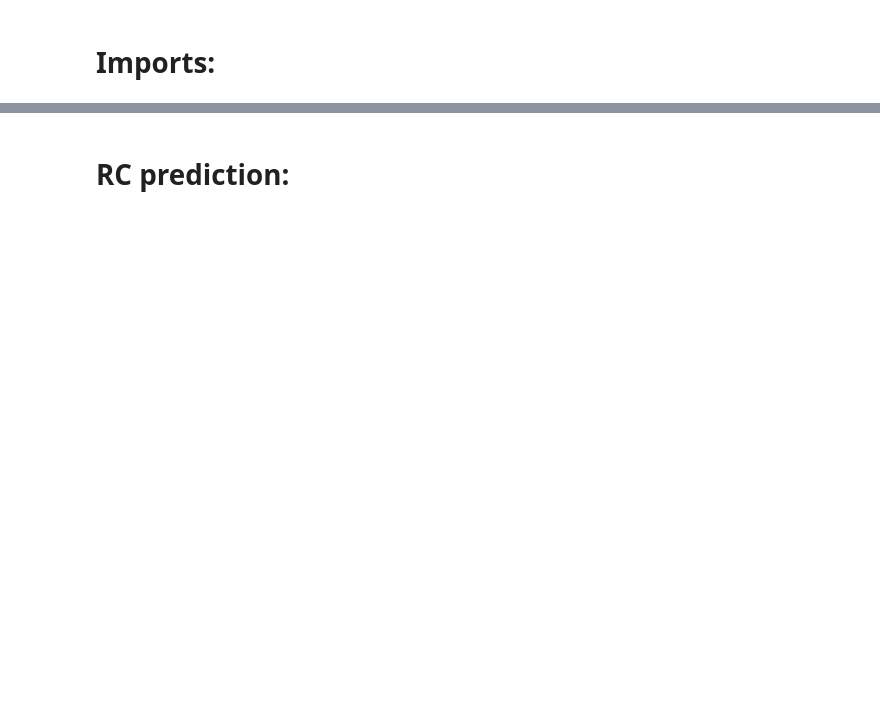
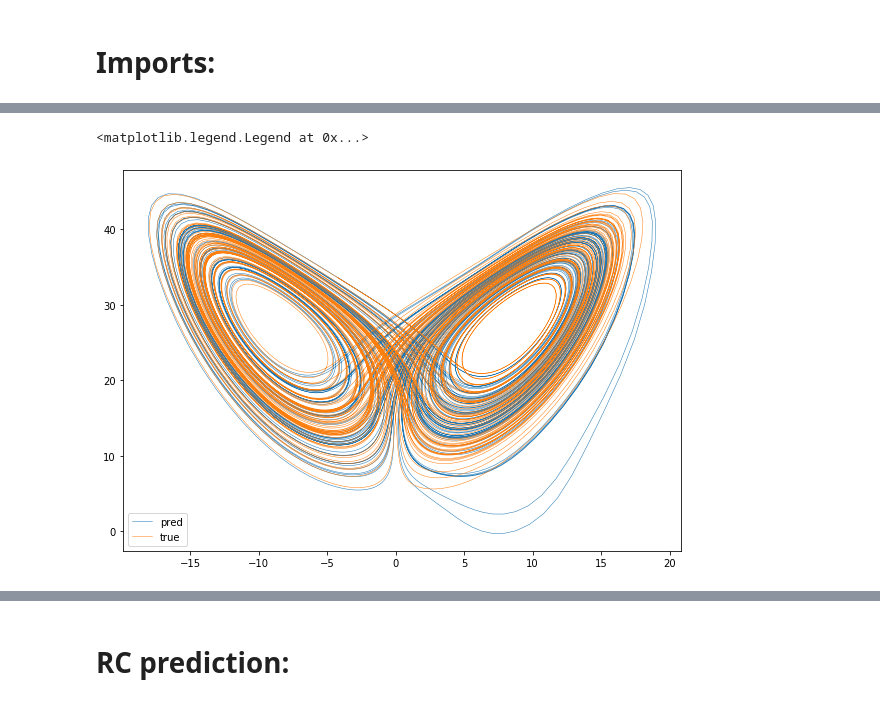
Before and after one commit to DuncDennis/rescomp, a Jupyter notebook: bin/lyapunov_exponents_testing/phyics_informed_RC_doan.ipynb, the cells around one changed output, grey strips where cells are left out. Drawn from its saved outputs; the diff is of its cells as text; code cells hidden in the pictures; blank space fills up the shorter version.

```diff
--- a/bin/lyapunov_exponents_testing/phyics_informed_RC_doan.ipynb
+++ b/bin/lyapunov_exponents_testing/phyics_informed_RC_doan.ipynb
@@ -12,0 +90,6 @@ import rescomp
+# %%
+esn = rescomp.ESNWrapper()
+# esn.set_console_logger("debug")
+esn.create_architecture(200, 3, w_out=None, seed=9, w_out_fit_flag="linear_and_square_r_alt", leak_fct=0.0,
+                        activation_function="tanh", n_rad=0.4, w_in_scale=0.15, n_avg_deg=3)
+esn.summary()
@@ -12,0 +114,17 @@ import rescomp
+# %%
+# create w_out_init:
+train_steps = 1000
+sync_steps = 300
+
+esn.reset_res_state()
+
+esn.train(x_train=time_series[:sync_steps + train_steps], sync_steps=sync_steps, reg_param=0.0001, w_in_no_update=True)
+y_pred_0, y_test_0 = esn.predict(time_series[sync_steps + train_steps-1:], save_r=False)
+w_out_init = esn.get_w_out()
+# %%
+plt.plot(y_pred_0[:, 0], y_pred_0[:, 2], linewidth=0.5, label="pred")
+plt.plot(y_test_0[:, 0], y_test_0[:, 2], linewidth=0.5, label="true")
+plt.legend()
+# %% [output]
+<matplotlib.legend.Legend at 0x...>
+[figure, added]
```
Also changed, not shown: parts of 42 cells of this notebook.
